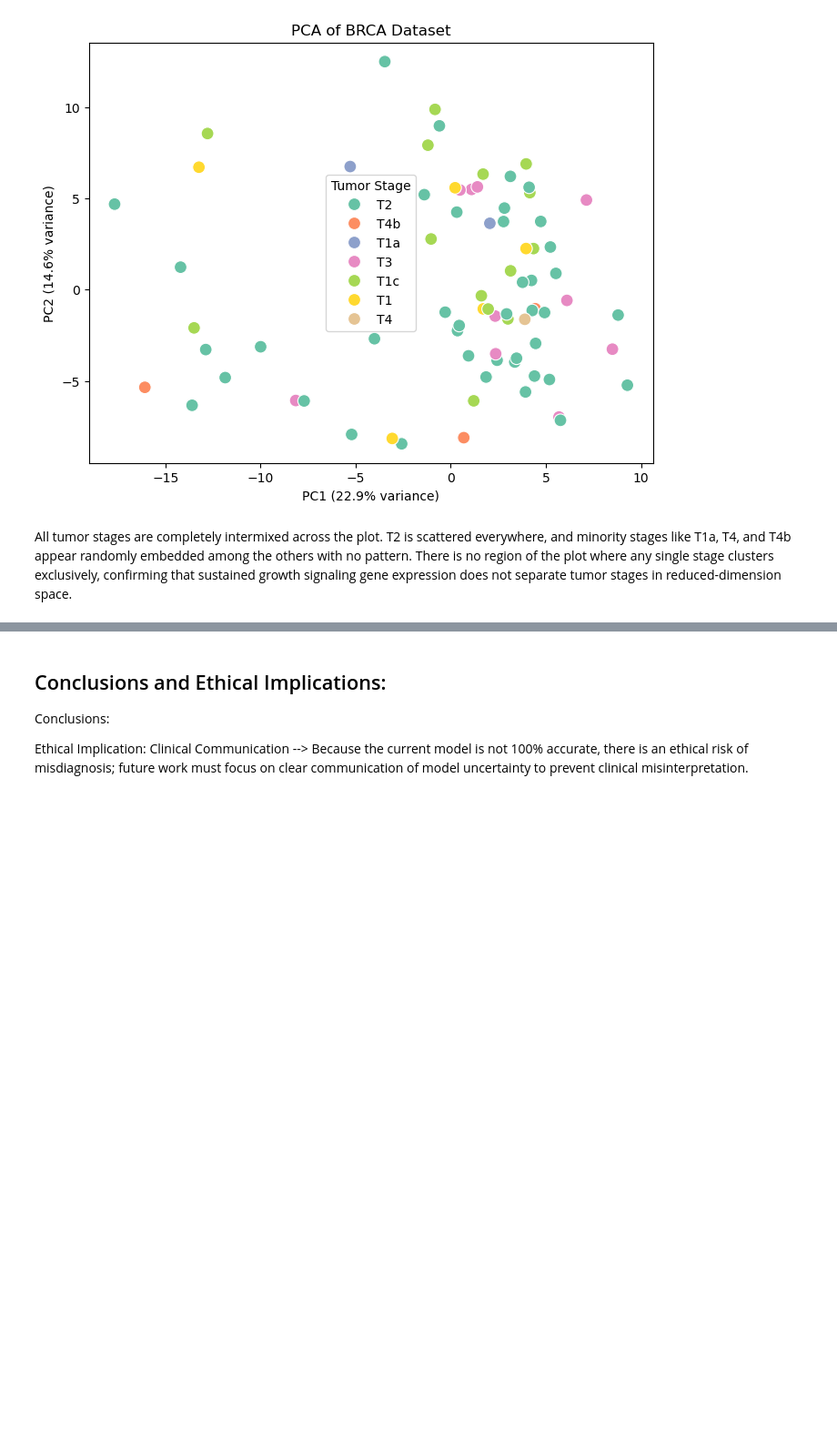
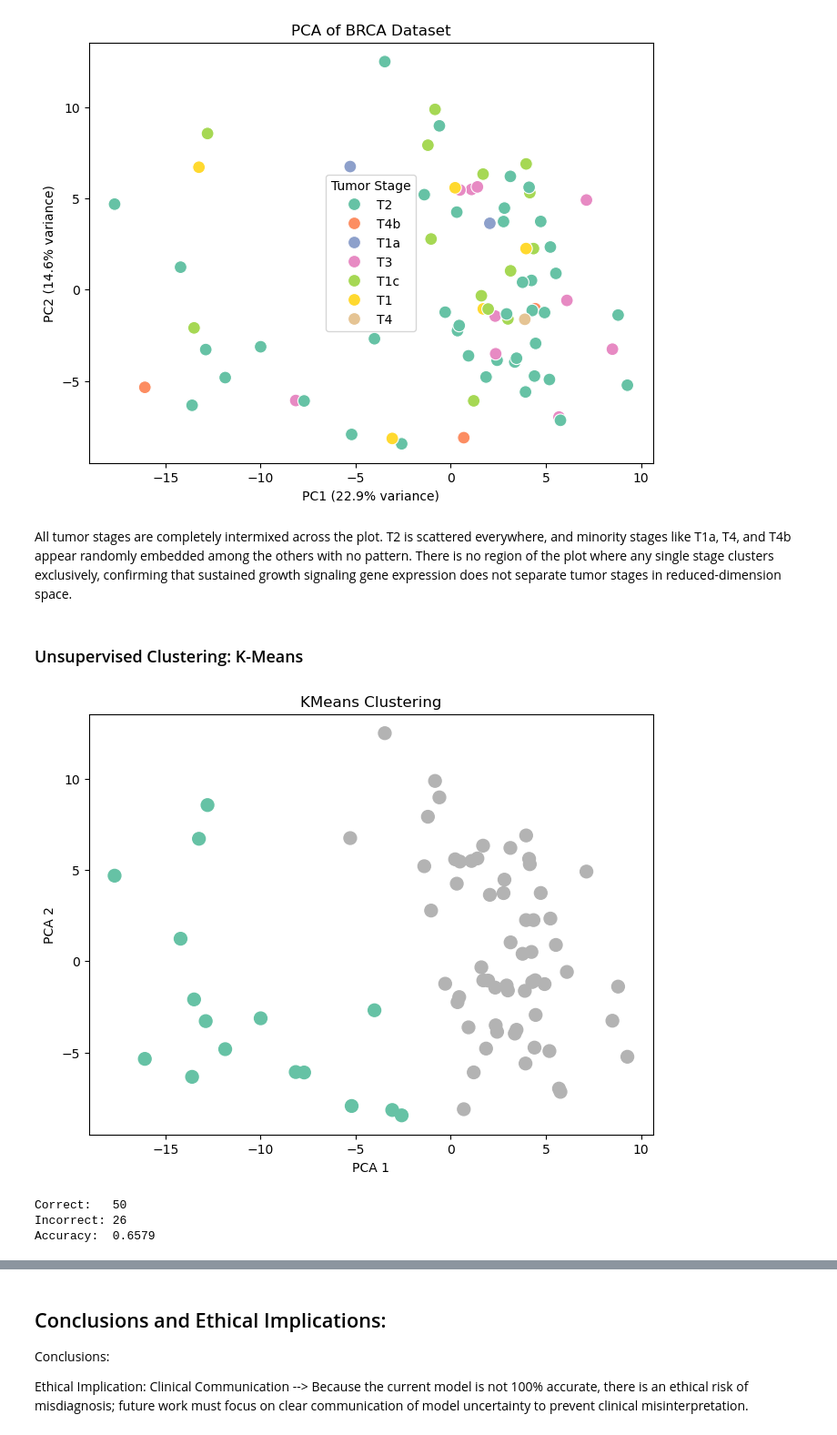
Before and after one commit to isabellaorlando1/Grosso-Orlando-Module-4-Cancer, a Jupyter notebook: code/Module 4 Notebook Final.ipynb, the cells around one changed output, grey strips where cells are left out. Shown at 91% size. Saved outputs shown, nothing was run; the diff lists cells and outputs as text; code cells hidden in the pictures; blank space fills up the shorter version.

Commit message:
Include descriptions in Notebook
Ensure each graph, code, and model is thoroughly explained and the results are interpreted.

```diff
--- a/code/Module 4 Notebook Final.ipynb
+++ b/code/Module 4 Notebook Final.ipynb
@@ -305,3 +302,49 @@ plt.show()
 [figure]
 # %% [markdown]
 All tumor stages are completely intermixed across the plot. T2 is scattered everywhere, and minority stages like T1a, T4, and T4b appear randomly embedded among the others with no pattern. There is no region of the plot where any single stage clusters exclusively, confirming that sustained growth signaling gene expression does not separate tumor stages in reduced-dimension space.
+# %% [markdown]
+### Unsupervised Clustering: K-Means
+# %%
+model = KMeans(n_clusters=2, random_state=0)
+model.fit(X2)
+y_pred = model.predict(X2)
+plt.figure(figsize=(8, 6))
+
+plt.scatter(X_pca[:, 0], X_pca[:, 1], c=y_pred, cmap="Set2", s=100)
+plt.xlabel("PCA 1")
+plt.ylabel("PCA 2")
+plt.title("KMeans Clustering")
+
+plt.show()
+
+# We can see above the labels 0 and 1 are mismatched, so if we compared them directly our accuracy would be low. Let's swap labels 0 and 1
+y_pred_swapped = y_pred.copy()
+y_pred_swapped[y_pred == 1] = 0
+y_pred_swapped[y_pred == 0] = 1
+
+#print(y_pred_swapped) Can print this statement to ensure that the binary values were swapped
+from sklearn.metrics import accuracy_score
+
+stage_mapping = {
+    'T1': 0, 'T1a': 0, 'T1b': 0, 'T1c': 0,
+    'T2': 0, 'T2a': 0, 'T2b': 0,
+    'T3': 1,
+    'T4': 1, 'T4b': 1
+}
+
+Y_assigned = Y2.map(stage_mapping)
+
+# Filter both arrays using the same mask
+valid_mask = Y_assigned.notna()
+Y_assigned = Y_assigned[valid_mask].astype(int)
+y_pred_filtered = y_pred_swapped[valid_mask]
+acc = accuracy_score(Y_assigned, y_pred_filtered)
+
+print(f"Correct:   {(Y_assigned.values == y_pred_filtered).sum()}")
+print(f"Incorrect: {(Y_assigned.values != y_pred_filtered).sum()}")
+print(f"Accuracy:  {acc:.4f}")
+# %% [output]
+[figure, added]
+Correct:   50
+Incorrect: 26
+Accuracy:  0.6579
```
Also changed, not shown: parts of 20 cells of this notebook, 2 other files.
